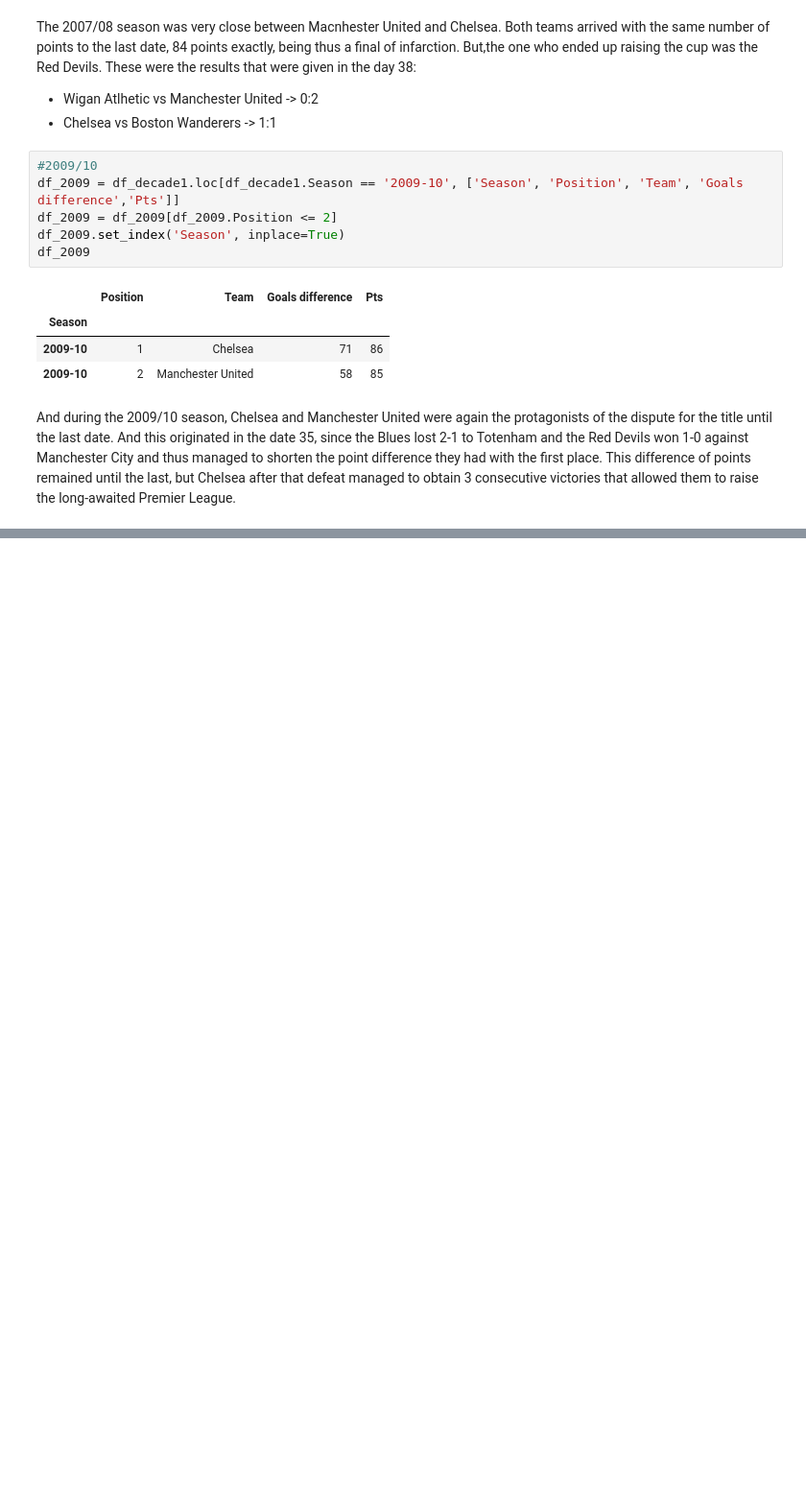
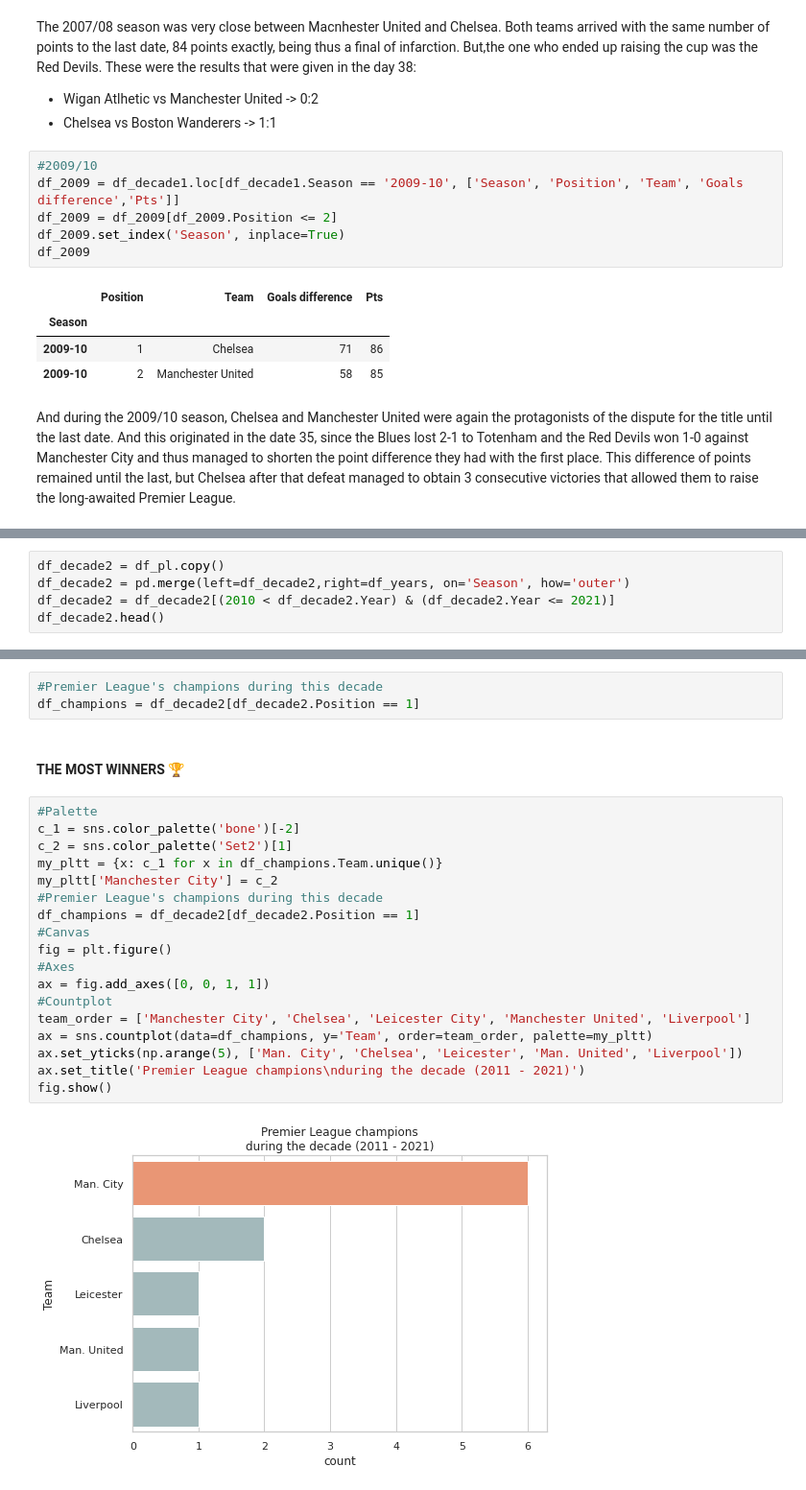
Before and after one commit to CarlosFOL/Premier_League, a Jupyter notebook: notebook.ipynb, the cells around one changed output, grey strips where cells are left out. Shown: that part at 96% size. Drawn from its saved outputs; the diff is of its cells as text; blank space fills up the shorter version.

Commit message:
Second decade

```diff
--- a/notebook.ipynb
+++ b/notebook.ipynb
@@ -321,0 +326,5 @@ And during the 2009/10 season, Chelsea and Manchester United were again the prot
+# %%
+df_decade2 = df_pl.copy()
+df_decade2 = pd.merge(left=df_decade2,right=df_years, on='Season', how='outer')
+df_decade2 = df_decade2[(2010 < df_decade2.Year) & (df_decade2.Year <= 2021)]
+df_decade2.head()
@@ -321,0 +338,25 @@ And during the 2009/10 season, Chelsea and Manchester United were again the prot
+# %%
+#Premier League's champions during this decade
+df_champions = df_decade2[df_decade2.Position == 1]
+# %% [markdown]
+#### **THE MOST WINNERS 🏆**
+# %%
+#Palette
+c_1 = sns.color_palette('bone')[-2]
+c_2 = sns.color_palette('Set2')[1]
+my_pltt = {x: c_1 for x in df_champions.Team.unique()}
+my_pltt['Manchester City'] = c_2
+#Premier League's champions during this decade
+df_champions = df_decade2[df_decade2.Position == 1]
+#Canvas
+fig = plt.figure()
+#Axes
+ax = fig.add_axes([0, 0, 1, 1])
+#Countplot
+team_order = ['Manchester City', 'Chelsea', 'Leicester City', 'Manchester United', 'Liverpool']
+ax = sns.countplot(data=df_champions, y='Team', order=team_order, palette=my_pltt)
+ax.set_yticks(np.arange(5), ['Man. City', 'Chelsea', 'Leicester', 'Man. United', 'Liverpool'])
+ax.set_title('Premier League champions\nduring the decade (2011 - 2021)')
+fig.show()
+# %% [output]
+[figure, added]
```
Also changed, not shown: parts of 25 cells of this notebook.
